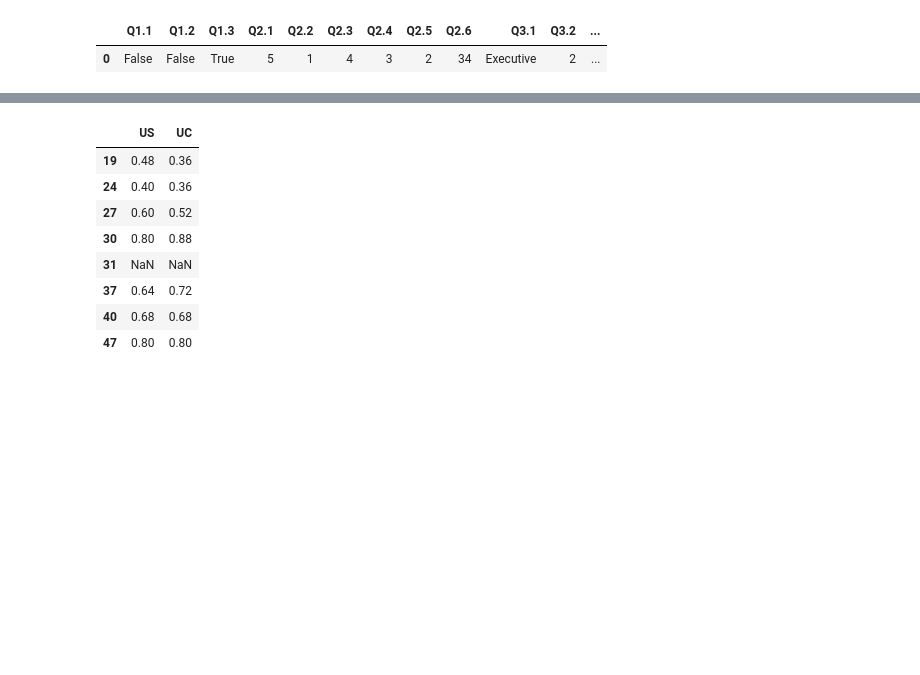
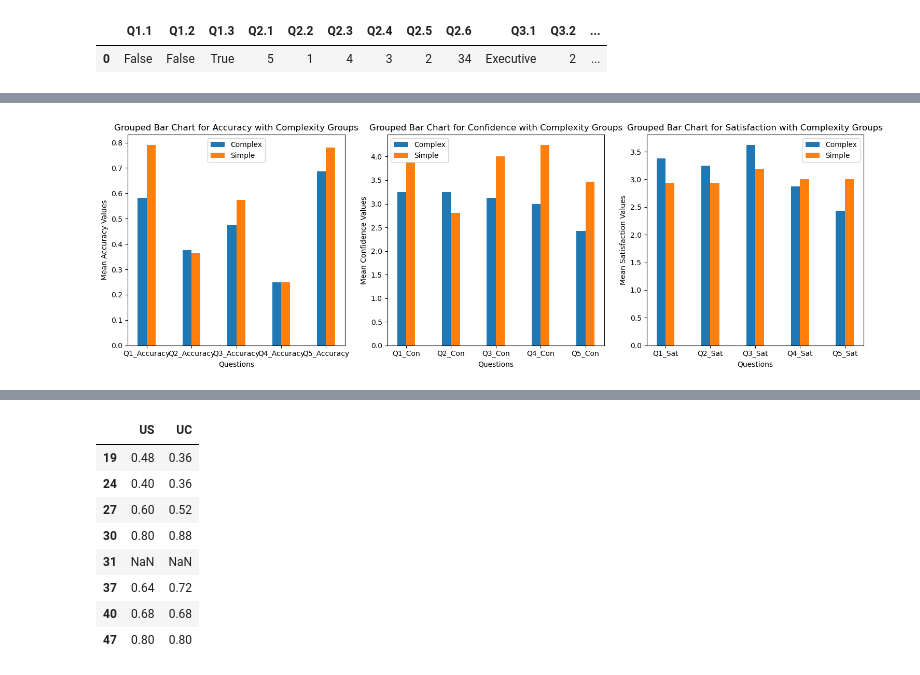
Before and after one commit to Roestenburg-J/arm_analysis, a Jupyter notebook: analysis.ipynb, the cells around one changed output, grey strips where cells are left out. Saved outputs shown, nothing was run; the diff lists cells and outputs as text; code cells hidden in the pictures; blank space fills up the shorter version.

```diff
--- a/analysis.ipynb
+++ b/analysis.ipynb
@@ -146,6 +146,7 @@ def calculate_scores(responses, answer_sheet, complexity):
 
     duration = responses.iloc[:, 29:]
     duration.columns = ["Duration"]
+    duration = pd.to_numeric(duration["Duration"])
 
     # Calculate score for each question using calculate function
     score_Q1 = calculate(question_Q1, answer_Q1, "Q1")
@@ -201,0 +269,35 @@ all_responses.to_csv("./data/transformed/all_responses.csv")
+# %%
+# List of dataframes
+dfs = [accuracy, confidence, satisfaction]
+variables = ["Accuracy", "Confidence", "Satisfaction"]
+
+# Plotting
+fig, axes = plt.subplots(nrows=1, ncols=3, figsize=(15, 5))
+
+for ax, df, variable in zip(axes, dfs, variables):
+    # Group by Complexity
+    grouped_df = df.groupby("Complexity").mean()
+
+    bar_width = 0.2
+    bar_positions = range(len(grouped_df.columns))
+
+    for i, (complexity, row) in enumerate(grouped_df.iterrows()):
+        ax.bar(
+            [pos + i * bar_width for pos in bar_positions],
+            row,
+            width=bar_width,
+            label=complexity,
+        )
+
+    ax.set_xticks([pos + 0.5 * bar_width for pos in bar_positions])
+    ax.set_xticklabels(grouped_df.columns)
+    ax.legend()
+
+    ax.set_xlabel("Questions")
+    ax.set_ylabel(f"Mean {variable} Values")
+    ax.set_title(f"Grouped Bar Chart for {variable} with Complexity Groups")
+
+plt.tight_layout()
+plt.show()
+# %% [output]
+[figure, added]
```
Also changed, not shown: parts of 15 cells of this notebook.
